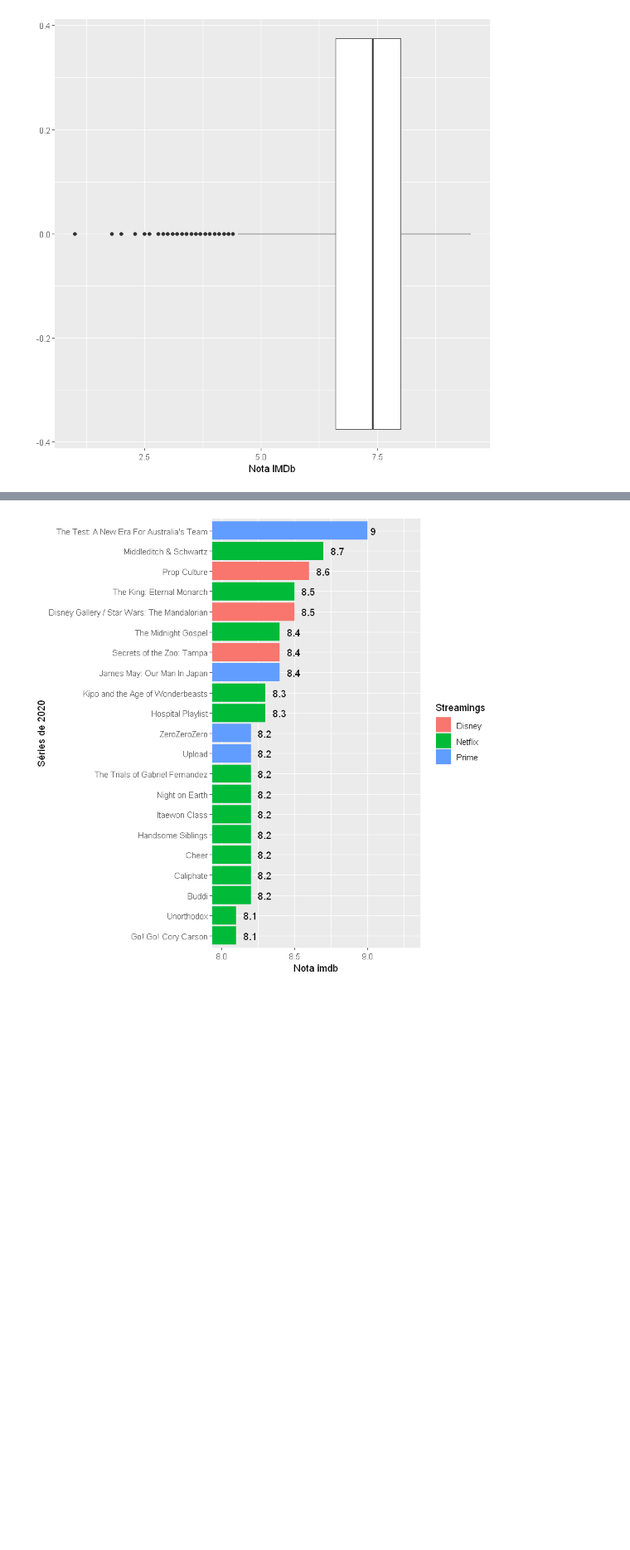
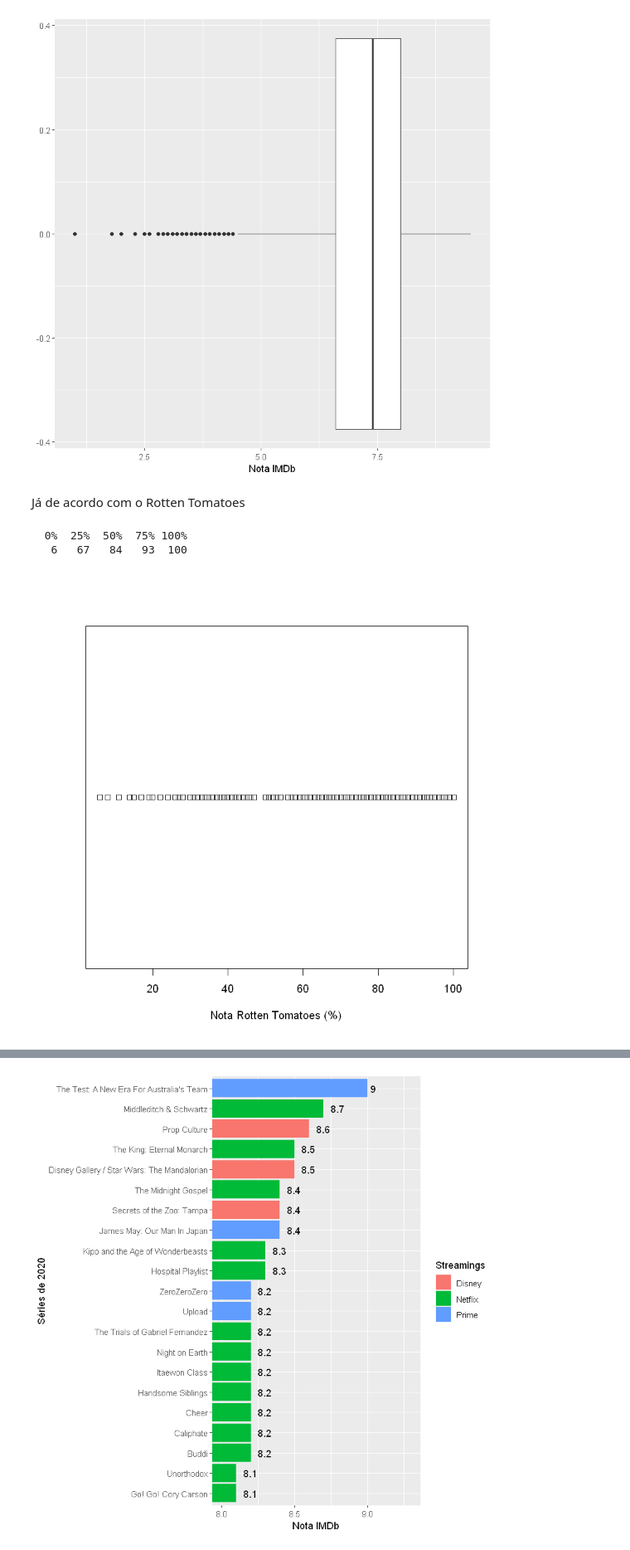
Before and after one commit to igorcj/AEDV, a Jupyter notebook: TV-Shows_Michels.ipynb, the cells around one changed output, grey strips where cells are left out. Shown at 83% size. Drawn from its saved outputs; the diff is of its cells as text; code cells hidden in the pictures; blank space fills up the shorter version.

```diff
--- a/TV-Shows_Michels.ipynb
+++ b/TV-Shows_Michels.ipynb
@@ -173,3 +178,14 @@ labs(x = "Nota IMDb")
 Warning message:
 "Removed 938 rows containing non-finite values (stat_boxplot)."
 [figure]
+# %% [markdown]
+Já de acordo com o Rotten Tomatoes
+# %%
+quantile(cshows[, "Rotten_Tomatoes"], na.rm = TRUE)
+# %% [output]
+  0%  25%  50%  75% 100%
+   6   67   84   93  100
+# %%
+stripchart(cshows[, "Rotten_Tomatoes"], xlab = "Nota Rotten Tomatoes (%)")
+# %% [output]
+[figure, added]
```
Also changed, not shown: parts of 27 cells of this notebook.
